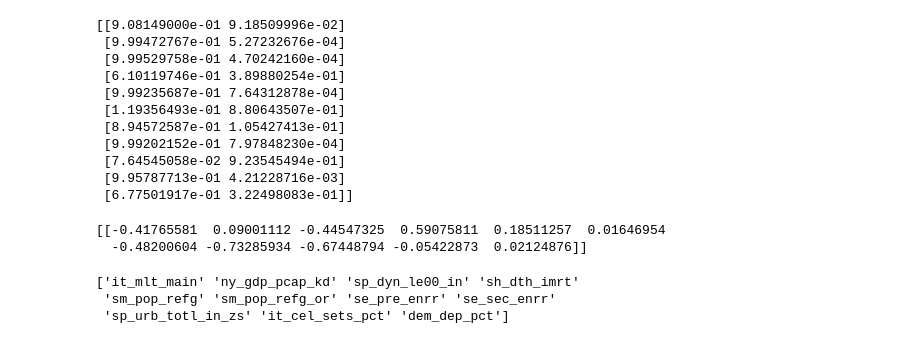
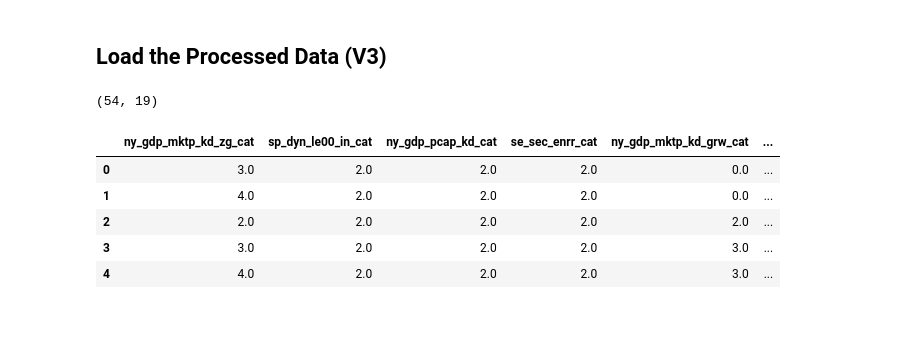
Before and after one commit to alejo-cuello/research-on-argentina, a Jupyter notebook: notebooks/0.5.b-alejo-model_logistic_regression.ipynb, the cells around one changed output. Cells and saved outputs as stored; diff of their text form; code cells hidden in the pictures.

Commit message:
New models made with Antigravity

```diff
--- a/notebooks/0.5.b-alejo-model_logistic_regression.ipynb
+++ b/notebooks/0.5.b-alejo-model_logistic_regression.ipynb
@@ -244,25 +21,0 @@ print(metrics.accuracy_score(y_test, prediction_test))
-# %%
-print(model.predict_proba(X_test))
-# %% [output]
-[[9.08149000e-01 9.18509996e-02]
- [9.99472767e-01 5.27232676e-04]
- [9.99529758e-01 4.70242160e-04]
- [6.10119746e-01 3.89880254e-01]
- [9.99235687e-01 7.64312878e-04]
- [1.19356493e-01 8.80643507e-01]
- [8.94572587e-01 1.05427413e-01]
- [9.99202152e-01 7.97848230e-04]
- [7.64545058e-02 9.23545494e-01]
- [9.95787713e-01 4.21228716e-03]
- [6.77501917e-01 3.22498083e-01]]
-# %%
-print(model.coef_)
-# %% [output]
-[[-0.41765581  0.09001112 -0.44547325  0.59075811  0.18511257  0.01646954
-  -0.48200604 -0.73285934 -0.67448794 -0.05422873  0.02124876]]
-# %%
-print(model.feature_names_in_)
-# %% [output]
-['it_mlt_main' 'ny_gdp_pcap_kd' 'sp_dyn_le00_in' 'sh_dth_imrt'
- 'sm_pop_refg' 'sm_pop_refg_or' 'se_pre_enrr' 'se_sec_enrr'
- 'sp_urb_totl_in_zs' 'it_cel_sets_pct' 'dem_dep_pct']
@@ -270,0 +22,14 @@ weights = pd.Series(model.coef_[0], index=X.columns.values)
+# %% [markdown]
+## Load the Processed Data (V3)
+# %%
+df = pd.read_csv('../data/processed/WDICSV_PROCESSED_V3.csv').clean_names(case_type="snake")
+print(df.shape)
+df.head()
+# %% [output]
+(54, 19)
+|  | ny_gdp_mktp_kd_zg_cat | sp_dyn_le00_in_cat | ny_gdp_pcap_kd_cat | se_sec_enrr_cat | ny_gdp_mktp_kd_grw_cat | ... |
+| 0 | 3.0 | 2.0 | 2.0 | 2.0 | 0.0 | ... |
+| 1 | 4.0 | 2.0 | 2.0 | 2.0 | 0.0 | ... |
+| 2 | 2.0 | 2.0 | 2.0 | 2.0 | 2.0 | ... |
+| 3 | 3.0 | 2.0 | 2.0 | 2.0 | 3.0 | ... |
+| 4 | 4.0 | 2.0 | 2.0 | 2.0 | 3.0 | ... |
```
Also changed, not shown: parts of 51 cells of this notebook, 4 other files.
